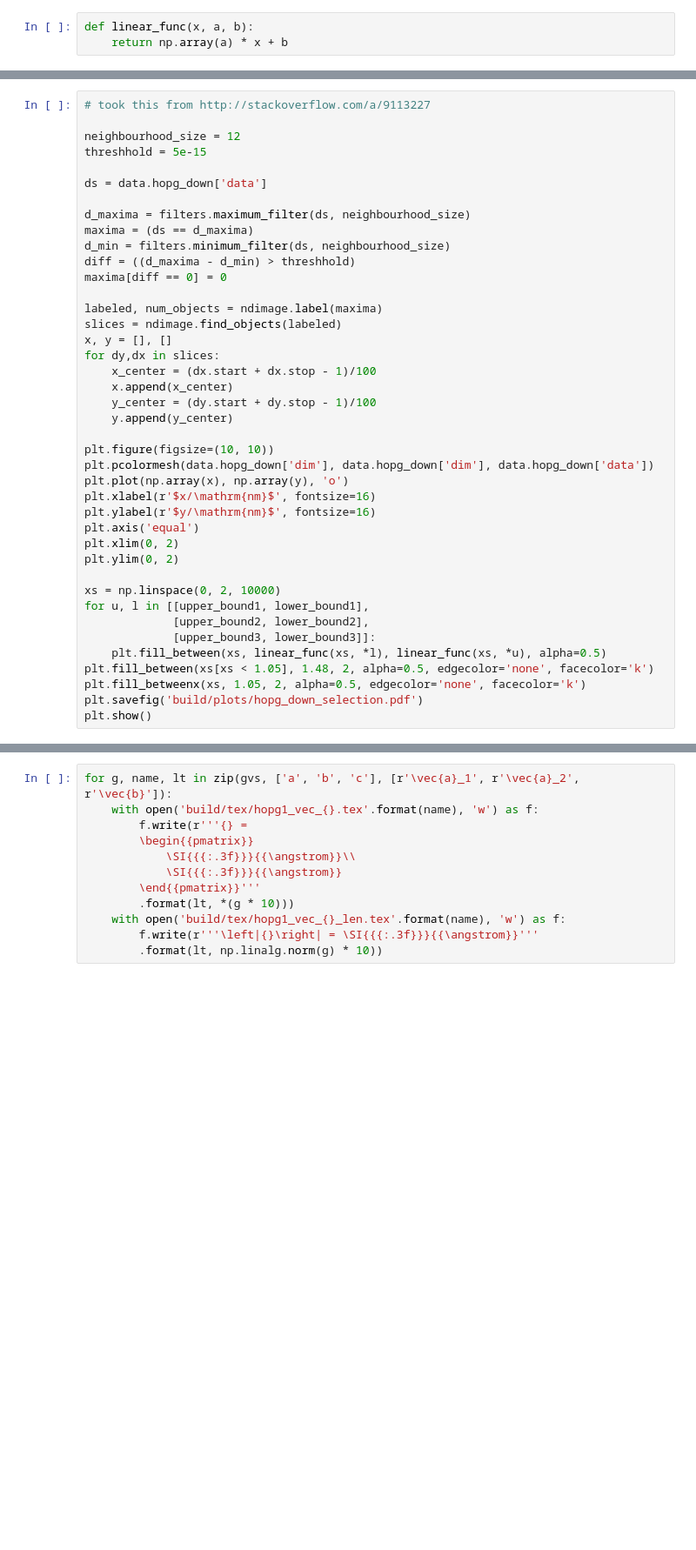
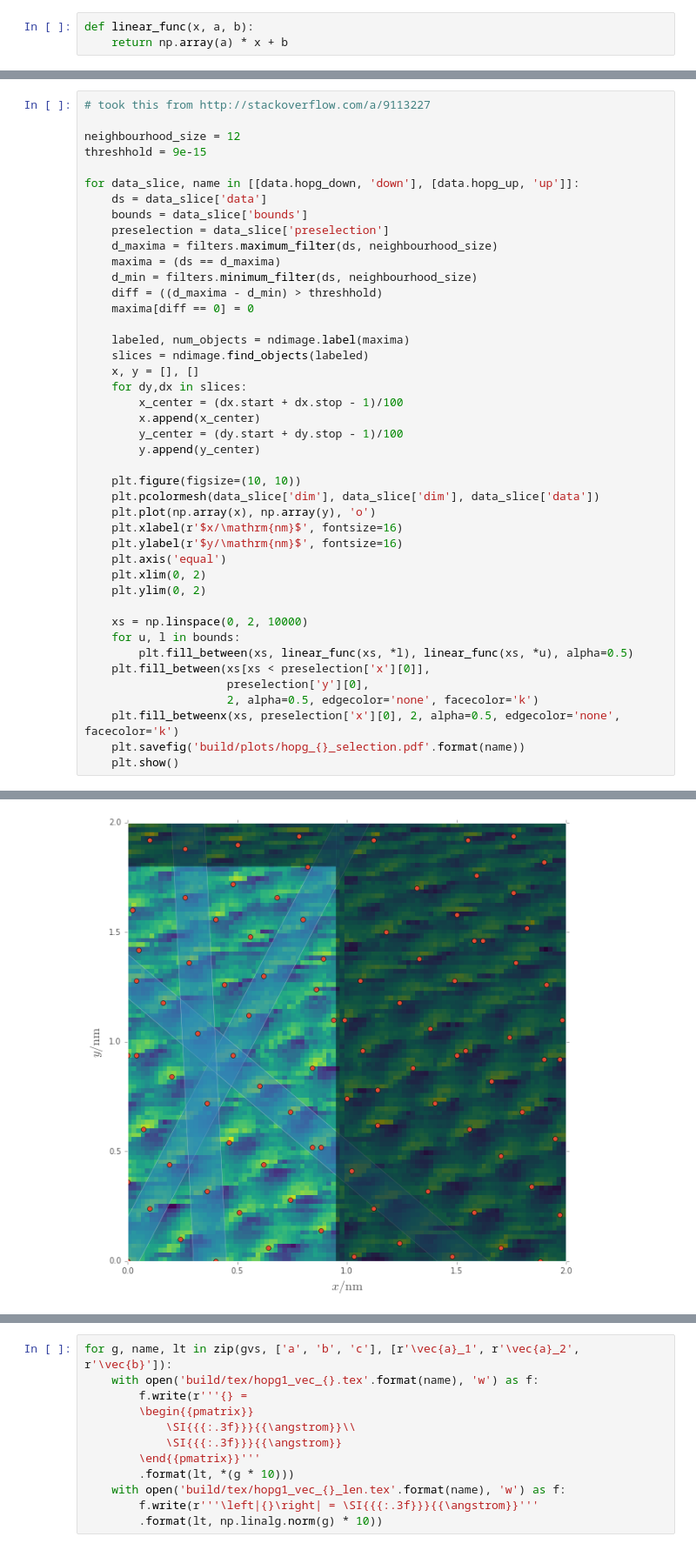
Before and after one commit to bixel/FP14, a Jupyter notebook: STM_Rastertunnelmikroskopie/analysis.ipynb, the cells around one changed output, grey strips where cells are left out. Shown at 87% size. Drawn from its saved outputs; the diff is of its cells as text; blank space fills up the shorter version.

```diff
--- a/STM_Rastertunnelmikroskopie/analysis.ipynb
+++ b/STM_Rastertunnelmikroskopie/analysis.ipynb
@@ -95,44 +106,47 @@ lower_bound3 = [-100, 32]
 # %%
 # took this from http://stackoverflow.com/a/9113227
 
 neighbourhood_size = 12
-threshhold = 5e-15
+threshhold = 9e-15
 
-ds = data.hopg_down['data']
+for data_slice, name in [[data.hopg_down, 'down'], [data.hopg_up, 'up']]:
+    ds = data_slice['data']
+    bounds = data_slice['bounds']
+    preselection = data_slice['preselection']
+    d_maxima = filters.maximum_filter(ds, neighbourhood_size)
+    maxima = (ds == d_maxima)
+    d_min = filters.minimum_filter(ds, neighbourhood_size)
+    diff = ((d_maxima - d_min) > threshhold)
+    maxima[diff == 0] = 0
 
-d_maxima = filters.maximum_filter(ds, neighbourhood_size)
-maxima = (ds == d_maxima)
-d_min = filters.minimum_filter(ds, neighbourhood_size)
-diff = ((d_maxima - d_min) > threshhold)
-maxima[diff == 0] = 0
+    labeled, num_objects = ndimage.label(maxima)
+    slices = ndimage.find_objects(labeled)
+    x, y = [], []
+    for dy,dx in slices:
+        x_center = (dx.start + dx.stop - 1)/100
+        x.append(x_center)
+        y_center = (dy.start + dy.stop - 1)/100
+        y.append(y_center)
 
-labeled, num_objects = ndimage.label(maxima)
-slices = ndimage.find_objects(labeled)
-x, y = [], []
-for dy,dx in slices:
-    x_center = (dx.start + dx.stop - 1)/100
-    x.append(x_center)
-    y_center = (dy.start + dy.stop - 1)/100
-    y.append(y_center)
+    plt.figure(figsize=(10, 10))
+    plt.pcolormesh(data_slice['dim'], data_slice['dim'], data_slice['data'])
+    plt.plot(np.array(x), np.array(y), 'o')
+    plt.xlabel(r'$x/\mathrm{nm}$', fontsize=16)
+    plt.ylabel(r'$y/\mathrm{nm}$', fontsize=16)
+    plt.axis('equal')
+    plt.xlim(0, 2)
+    plt.ylim(0, 2)
 
-plt.figure(figsize=(10, 10))
-plt.pcolormesh(data.hopg_down['dim'], data.hopg_down['dim'], data.hopg_down['data'])
-plt.plot(np.array(x), np.array(y), 'o')
-plt.xlabel(r'$x/\mathrm{nm}$', fontsize=16)
-plt.ylabel(r'$y/\mathrm{nm}$', fontsize=16)
-plt.axis('equal')
-plt.xlim(0, 2)
-plt.ylim(0, 2)
-
-xs = np.linspace(0, 2, 10000)
-for u, l in [[upper_bound1, lower_bound1],
-             [upper_bound2, lower_bound2],
-             [upper_bound3, lower_bound3]]:
-    plt.fill_between(xs, linear_func(xs, *l), linear_func(xs, *u), alpha=0.5)
-plt.fill_between(xs[xs < 1.05], 1.48, 2, alpha=0.5, edgecolor='none', facecolor='k')
-plt.fill_betweenx(xs, 1.05, 2, alpha=0.5, edgecolor='none', facecolor='k')
-plt.savefig('build/plots/hopg_down_selection.pdf')
-plt.show()
+    xs = np.linspace(0, 2, 10000)
+    for u, l in bounds:
+        plt.fill_between(xs, linear_func(xs, *l), linear_func(xs, *u), alpha=0.5)
+    plt.fill_between(xs[xs < preselection['x'][0]],
+                     preselection['y'][0],
+                     2, alpha=0.5, edgecolor='none', facecolor='k')
+    plt.fill_betweenx(xs, preselection['x'][0], 2, alpha=0.5, edgecolor='none', facecolor='k')
+    plt.savefig('build/plots/hopg_{}_selection.pdf'.format(name))
+    plt.show()
 # %% [output]
 [figure]
+[figure, added]
 # %%
```
Also changed, not shown: parts of 4 cells of this notebook.
